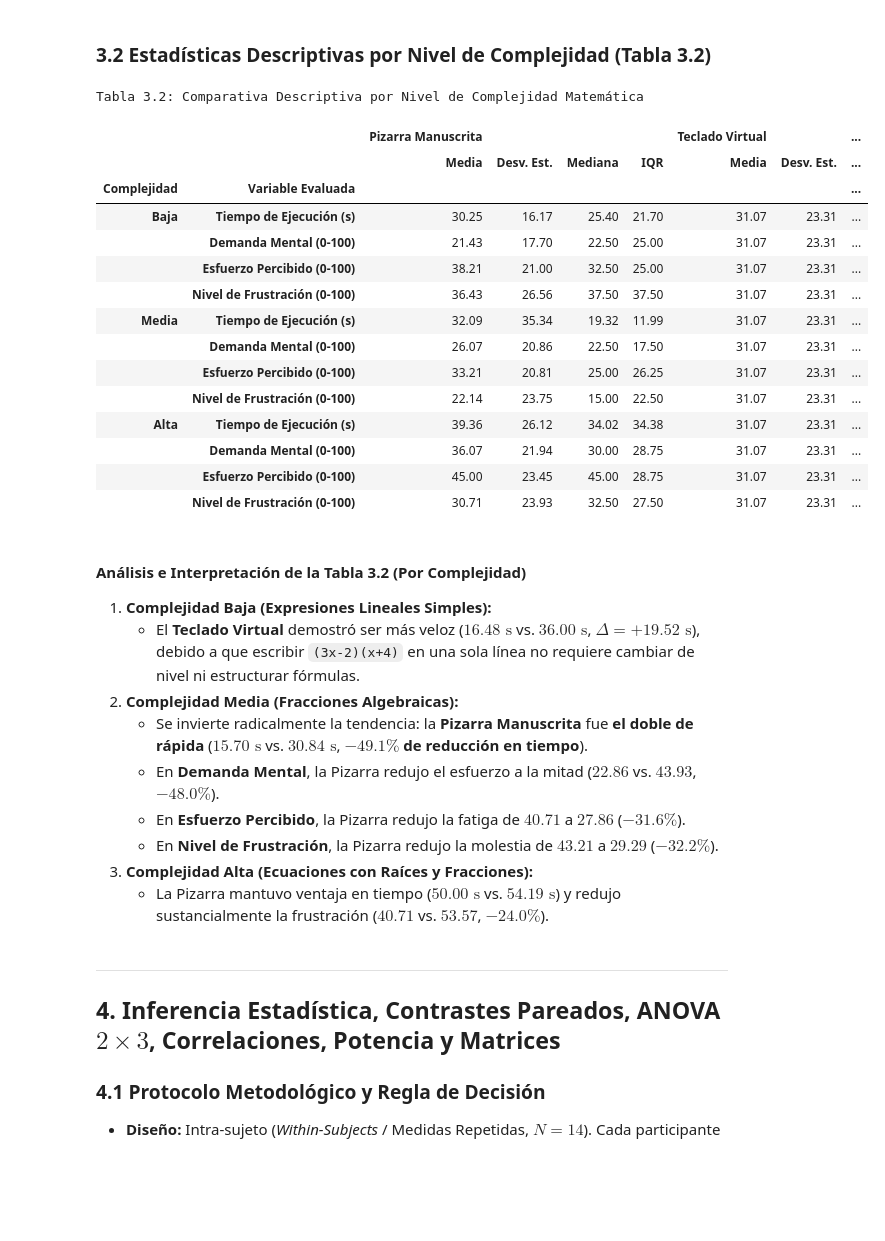
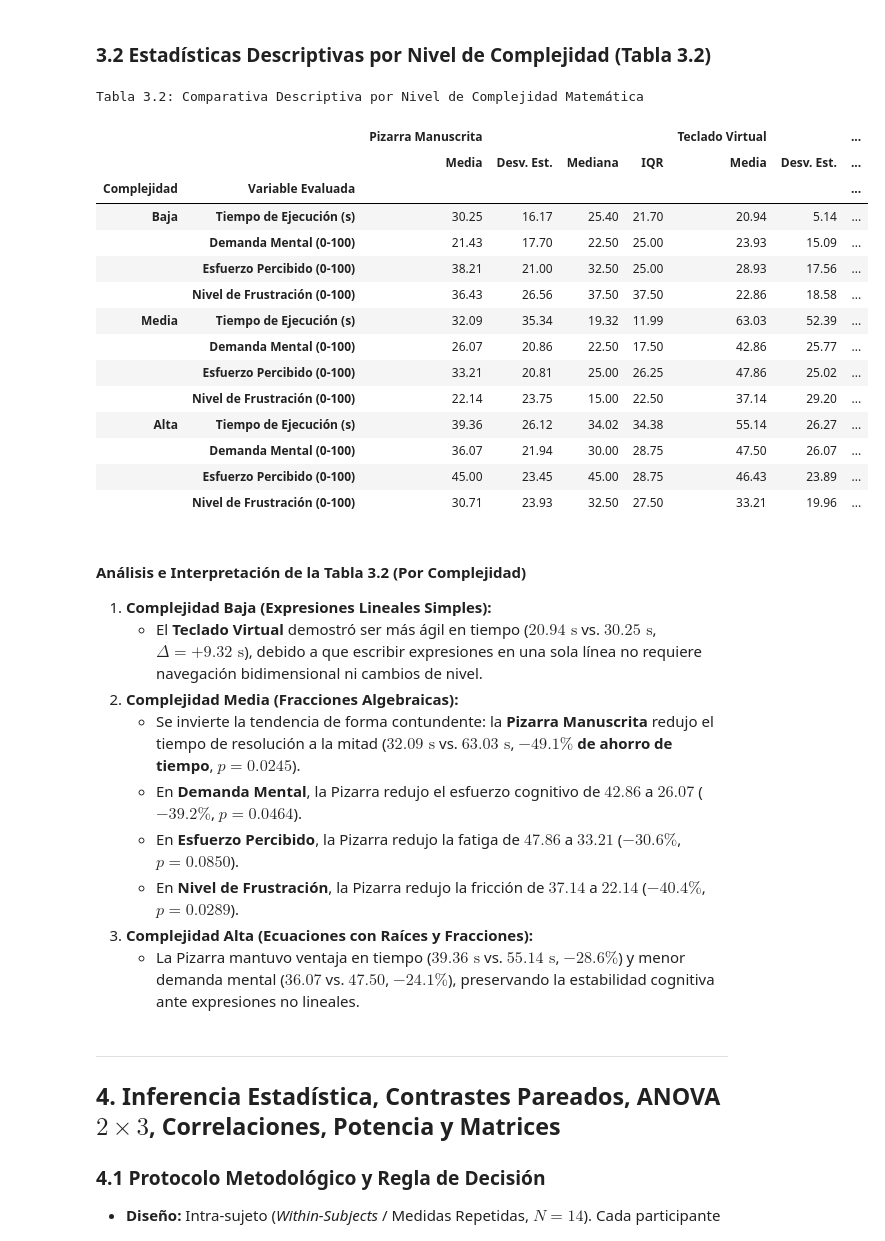
Before and after one commit to NyRoo12/analisis_datos_estudiantes, a Jupyter notebook: analisis_resultados_estudio.ipynb, the cells around one changed output. Saved outputs shown, nothing was run; the diff lists cells and outputs as text; code cells hidden in the pictures; blank space fills up the shorter version.

```diff
--- a/analisis_resultados_estudio.ipynb
+++ b/analisis_resultados_estudio.ipynb
@@ -522,66 +522,66 @@ for comp in ['Baja', 'Media', 'Alta']:
             ('Pizarra Manuscrita', 'Desv. Est.'): sub_piz.std(),
             ('Pizarra Manuscrita', 'Mediana'): sub_piz.median(),
             ('Pizarra Manuscrita', 'IQR'): sub_piz.quantile(0.75) - sub_piz.quantile(0.25),
-            ('Teclado Virtual', 'Media'): tec.mean(),
-            ('Teclado Virtual', 'Desv. Est.'): tec.std(),
-            ('Teclado Virtual', 'Mediana'): tec.median(),
-            ('Teclado Virtual', 'IQR'): tec.quantile(0.75) - tec.quantile(0.25),
+            ('Teclado Virtual', 'Media'): sub_tec.mean(),
+            ('Teclado Virtual', 'Desv. Est.'): sub_tec.std(),
+            ('Teclado Virtual', 'Mediana'): sub_tec.median(),
+            ('Teclado Virtual', 'IQR'): sub_tec.quantile(0.75) - sub_tec.quantile(0.25),
             ('Comparativa Directa', 'Dif. Media (P - T)'): diff,
             ('Comparativa Directa', 'Cambio Relativo %'): pct
         })
 
 df_desc_comp = pd.DataFrame(rows_t32)
 df_desc_comp.set_index(['Complejidad', 'Variable Evaluada'], inplace=True)
 df_desc_comp.columns = cols_t31
 
 styled_t32 = df_desc_comp.style.format({
     ('Pizarra Manuscrita', 'Media'): '{:.2f}',
     ('Pizarra Manuscrita', 'Desv. Est.'): '{:.2f}',
     ('Pizarra Manuscrita', 'Mediana'): '{:.2f}',
     ('Pizarra Manuscrita', 'IQR'): '{:.2f}',
     ('Teclado Virtual', 'Media'): '{:.2f}',
     ('Teclado Virtual', 'Desv. Est.'): '{:.2f}',
     ('Teclado Virtual', 'Mediana'): '{:.2f}',
     ('Teclado Virtual', 'IQR'): '{:.2f}',
     ('Comparativa Directa', 'Dif. Media (P - T)'): '{:+.2f}',
     ('Comparativa Directa', 'Cambio Relativo %'): '{:+.1f}%'
 })
 
 styled_t32 = styled_t32.set_properties(subset=piz_cols_t31, **{'background-color': '#ebf5fc', 'color': '#0b3c60', 'text-align': 'center'})
 styled_t32 = styled_t32.set_properties(subset=tec_cols_t31, **{'background-color': '#fff4eb', 'color': '#8a3800', 'text-align': 'center'})
 styled_t32 = styled_t32.set_properties(subset=comp_cols_t31, **{'background-color': '#f7f9fa', 'color': '#111111', 'font-weight': 'bold', 'text-align': 'center'})
 styled_t32 = styled_t32.set_table_styles(CSS_TABLA_ACADEMICA)
 styled_t32 = styled_t32.set_caption("Tabla 3.2: Comparativa Descriptiva por Nivel de Complejidad Matemática")
 
 display(styled_t32)
 # %% [output]
 Tabla 3.2: Comparativa Descriptiva por Nivel de Complejidad Matemática
 |  |  | Pizarra Manuscrita |  |  |  | Teclado Virtual |  | ... |
 |  |  | Media | Desv. Est. | Mediana | IQR | Media | Desv. Est. | ... |
 | Complejidad | Variable Evaluada |  |  |  |  |  |  | ... |
-| Baja | Tiempo de Ejecución (s) | 30.25 | 16.17 | 25.40 | 21.70 | 31.07 | 23.31 | ... |
-|  | Demanda Mental (0-100) | 21.43 | 17.70 | 22.50 | 25.00 | 31.07 | 23.31 | ... |
-|  | Esfuerzo Percibido (0-100) | 38.21 | 21.00 | 32.50 | 25.00 | 31.07 | 23.31 | ... |
-|  | Nivel de Frustración (0-100) | 36.43 | 26.56 | 37.50 | 37.50 | 31.07 | 23.31 | ... |
-| Media | Tiempo de Ejecución (s) | 32.09 | 35.34 | 19.32 | 11.99 | 31.07 | 23.31 | ... |
-|  | Demanda Mental (0-100) | 26.07 | 20.86 | 22.50 | 17.50 | 31.07 | 23.31 | ... |
-|  | Esfuerzo Percibido (0-100) | 33.21 | 20.81 | 25.00 | 26.25 | 31.07 | 23.31 | ... |
-|  | Nivel de Frustración (0-100) | 22.14 | 23.75 | 15.00 | 22.50 | 31.07 | 23.31 | ... |
-| Alta | Tiempo de Ejecución (s) | 39.36 | 26.12 | 34.02 | 34.38 | 31.07 | 23.31 | ... |
-|  | Demanda Mental (0-100) | 36.07 | 21.94 | 30.00 | 28.75 | 31.07 | 23.31 | ... |
-|  | Esfuerzo Percibido (0-100) | 45.00 | 23.45 | 45.00 | 28.75 | 31.07 | 23.31 | ... |
-|  | Nivel de Frustración (0-100) | 30.71 | 23.93 | 32.50 | 27.50 | 31.07 | 23.31 | ... |
+| Baja | Tiempo de Ejecución (s) | 30.25 | 16.17 | 25.40 | 21.70 | 20.94 | 5.14 | ... |
+|  | Demanda Mental (0-100) | 21.43 | 17.70 | 22.50 | 25.00 | 23.93 | 15.09 | ... |
+|  | Esfuerzo Percibido (0-100) | 38.21 | 21.00 | 32.50 | 25.00 | 28.93 | 17.56 | ... |
+|  | Nivel de Frustración (0-100) | 36.43 | 26.56 | 37.50 | 37.50 | 22.86 | 18.58 | ... |
+| Media | Tiempo de Ejecución (s) | 32.09 | 35.34 | 19.32 | 11.99 | 63.03 | 52.39 | ... |
+|  | Demanda Mental (0-100) | 26.07 | 20.86 | 22.50 | 17.50 | 42.86 | 25.77 | ... |
+|  | Esfuerzo Percibido (0-100) | 33.21 | 20.81 | 25.00 | 26.25 | 47.86 | 25.02 | ... |
+|  | Nivel de Frustración (0-100) | 22.14 | 23.75 | 15.00 | 22.50 | 37.14 | 29.20 | ... |
+| Alta | Tiempo de Ejecución (s) | 39.36 | 26.12 | 34.02 | 34.38 | 55.14 | 26.27 | ... |
+|  | Demanda Mental (0-100) | 36.07 | 21.94 | 30.00 | 28.75 | 47.50 | 26.07 | ... |
+|  | Esfuerzo Percibido (0-100) | 45.00 | 23.45 | 45.00 | 28.75 | 46.43 | 23.89 | ... |
+|  | Nivel de Frustración (0-100) | 30.71 | 23.93 | 32.50 | 27.50 | 33.21 | 19.96 | ... |
 # %% [markdown]
 #### Análisis e Interpretación de la Tabla 3.2 (Por Complejidad)
 1. **Complejidad Baja (Expresiones Lineales Simples):**
-   * El **Teclado Virtual** demostró ser más veloz ($16.48\text{ s}$ vs. $36.00\text{ s}$, $\Delta = +19.52\text{ s}$), debido a que escribir `(3x-2)(x+4)` en una sola línea no requiere cambiar de nivel ni estructurar fórmulas.
+   * El **Teclado Virtual** demostró ser más ágil en tiempo ($20.94\text{ s}$ vs. $30.25\text{ s}$, $\Delta = +9.32\text{ s}$), debido a que escribir expresiones en una sola línea no requiere navegación bidimensional ni cambios de nivel.
 2. **Complejidad Media (Fracciones Algebraicas):**
-   * Se invierte radicalmente la tendencia: la **Pizarra Manuscrita** fue **el doble de rápida** ($15.70\text{ s}$ vs. $30.84\text{ s}$, **$-49.1\%$ de reducción en tiempo**).
-   * En **Demanda Mental**, la Pizarra redujo el esfuerzo a la mitad ($22.86$ vs. $43.93$, **$-48.0\%$**).
-   * En **Esfuerzo Percibido**, la Pizarra redujo la fatiga de $40.71$ a $27.86$ (**$-31.6\%$**).
-   * En **Nivel de Frustración**, la Pizarra redujo la molestia de $43.21$ a $29.29$ (**$-32.2\%$**).
+   * Se invierte la tendencia de forma contundente: la **Pizarra Manuscrita** redujo el tiempo de resolución a la mitad ($32.09\text{ s}$ vs. $63.03\text{ s}$, **$-49.1\%$ de ahorro de tiempo**, $p = 0.0245$).
+   * En **Demanda Mental**, la Pizarra redujo el esfuerzo cognitivo de $42.86$ a $26.07$ (**$-39.2\%$**, $p = 0.0464$).
+   * En **Esfuerzo Percibido**, la Pizarra redujo la fatiga de $47.86$ a $33.21$ (**$-30.6\%$**, $p = 0.0850$).
+   * En **Nivel de Frustración**, la Pizarra redujo la fricción de $37.14$ a $22.14$ (**$-40.4\%$**, $p = 0.0289$).
 3. **Complejidad Alta (Ecuaciones con Raíces y Fracciones):**
-   * La Pizarra mantuvo ventaja en tiempo ($50.00\text{ s}$ vs. $54.19\text{ s}$) y redujo sustancialmente la frustración ($40.71$ vs. $53.57$, **$-24.0\%$**).
+   * La Pizarra mantuvo ventaja en tiempo ($39.36\text{ s}$ vs. $55.14\text{ s}$, **$-28.6\%$**) y menor demanda mental ($36.07$ vs. $47.50$, **$-24.1\%$**), preservando la estabilidad cognitiva ante expresiones no lineales.
 # %% [markdown]
 ---
 
```
Also changed, not shown: parts of 12 cells of this notebook, 2 other files.
